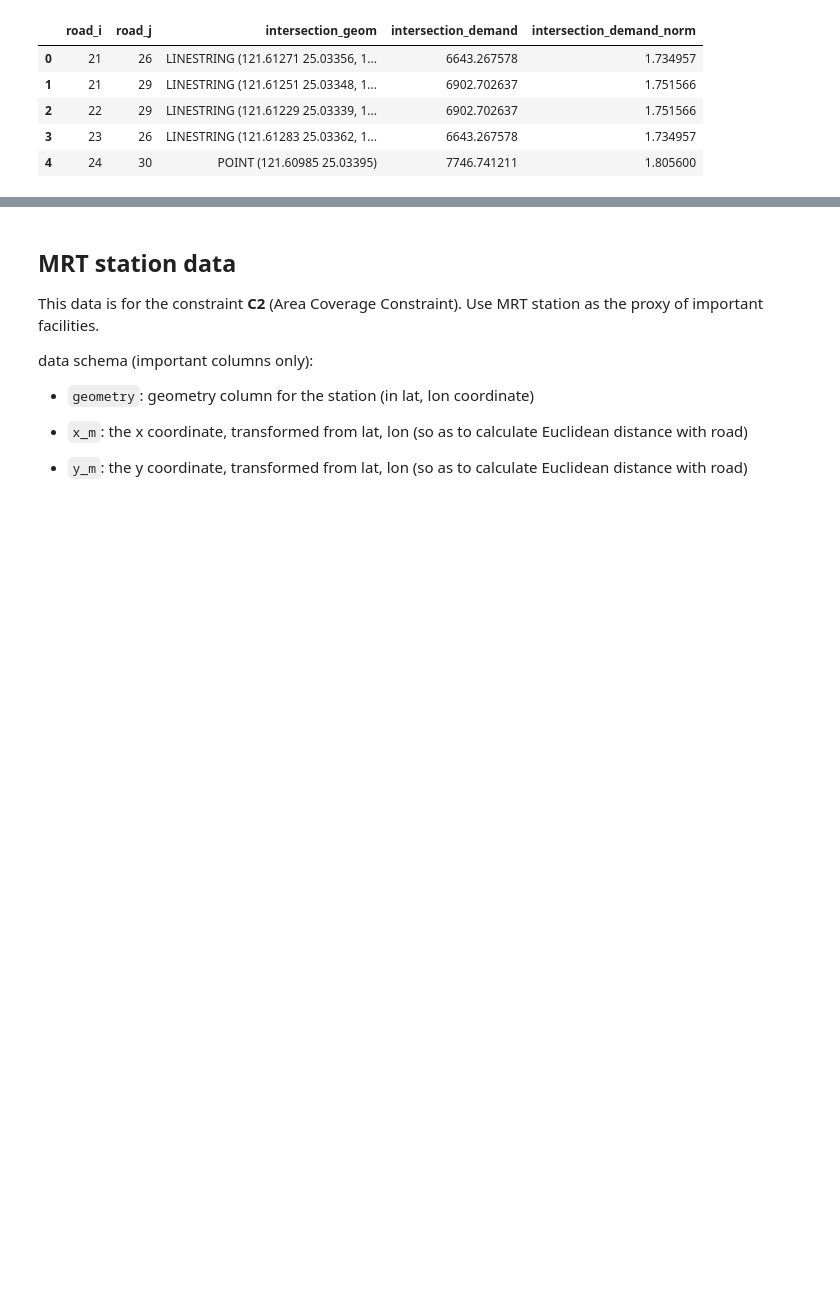
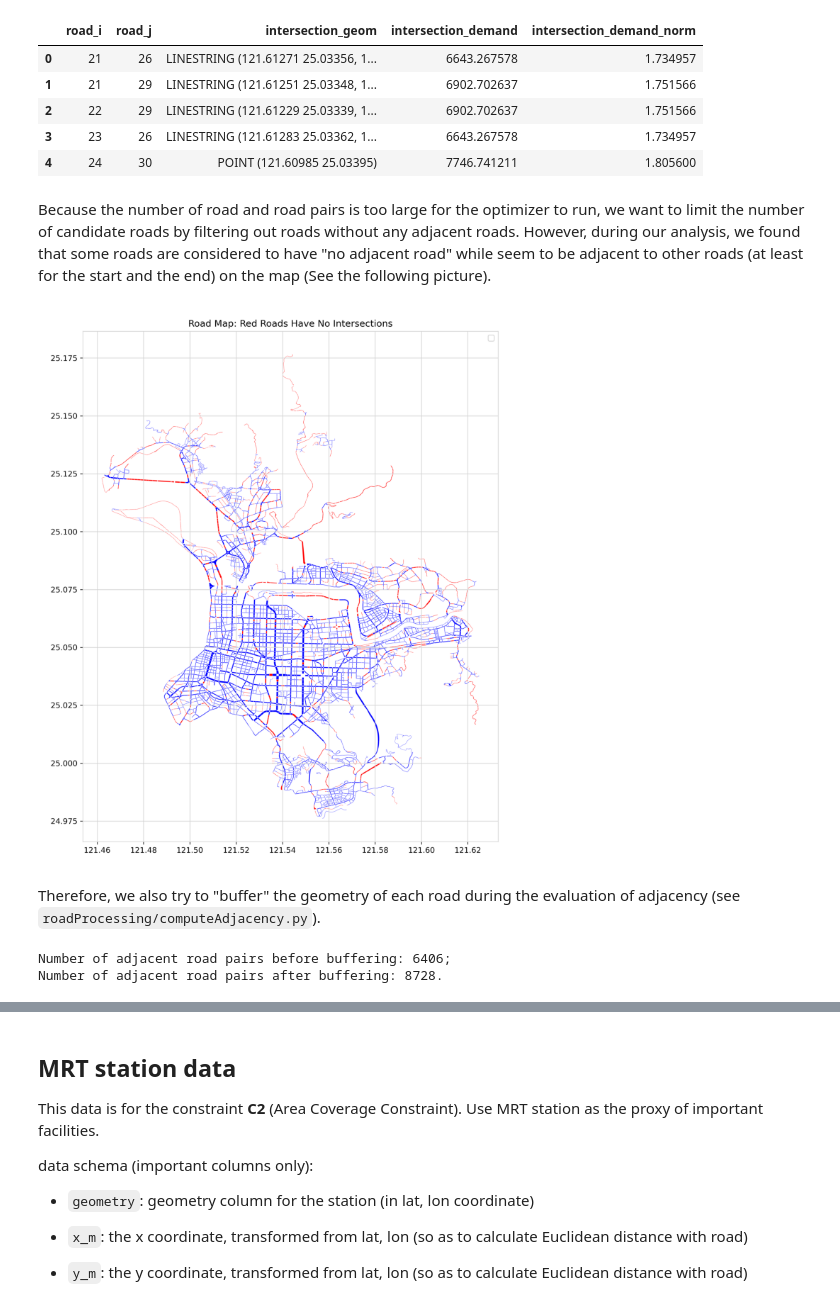
Before and after one commit to Wh4130/bike_lane_optimization, a Jupyter notebook: data/README.ipynb, the cells around one changed output, grey strips where cells are left out. Cells and saved outputs as stored; diff of their text form; code cells hidden in the pictures; blank space fills up the shorter version.

Commit message:
Updated adjacency buffering

```diff
--- a/data/README.ipynb
+++ b/data/README.ipynb
@@ -76,3 +85,24 @@ gpd.read_parquet("./processed/adjacency_demand.parquet").head(5)
 | 2 | 22 | 29 | LINESTRING (121.61229 25.03339, 1... | 6902.702637 | 1.751566 |
 | 3 | 23 | 26 | LINESTRING (121.61283 25.03362, 1... | 6643.267578 | 1.734957 |
 | 4 | 24 | 30 | POINT (121.60985 25.03395) | 7746.741211 | 1.805600 |
+# %% [markdown]
+Because the number of road and road pairs is too large for the optimizer to run, we want to limit the number of candidate roads by filtering out roads without any adjacent roads. However, during our analysis, we found that some roads are considered to have "no adjacent road" while seem to be adjacent to other roads (at least for the start and the end) on the map (See the following picture).
+# %%
+img = mpimg.imread("../roadProcessing/output/road_map_red_no_intersection.png")  # Load PNG
+fig, ax = plt.subplots(1, 1, figsize = (10, 10))
+ax.imshow(img)
+ax.axis("off")  # optional: hide axes
+plt.show()
+# %% [output]
+[figure, added]
+# %% [markdown]
+Therefore, we also try to "buffer" the geometry of each road during the evaluation of adjacency (see `roadProcessing/computeAdjacency.py`).
+# %%
+adj_gdf_before   = gpd.read_parquet("../data/processed/adjacency_demand.parquet")
+adj_gdf_buffered = gpd.read_parquet("../data/processed/adjacency_demand_buffered.parquet")
+
+print(f"""Number of adjacent road pairs before buffering: {len(adj_gdf_before)};
+Number of adjacent road pairs after buffering: {len(adj_gdf_buffered)}.""")
+# %% [output]
+Number of adjacent road pairs before buffering: 6406;
+Number of adjacent road pairs after buffering: 8728.
```
Also changed, not shown: parts of 7 cells of this notebook, 11 other files.
